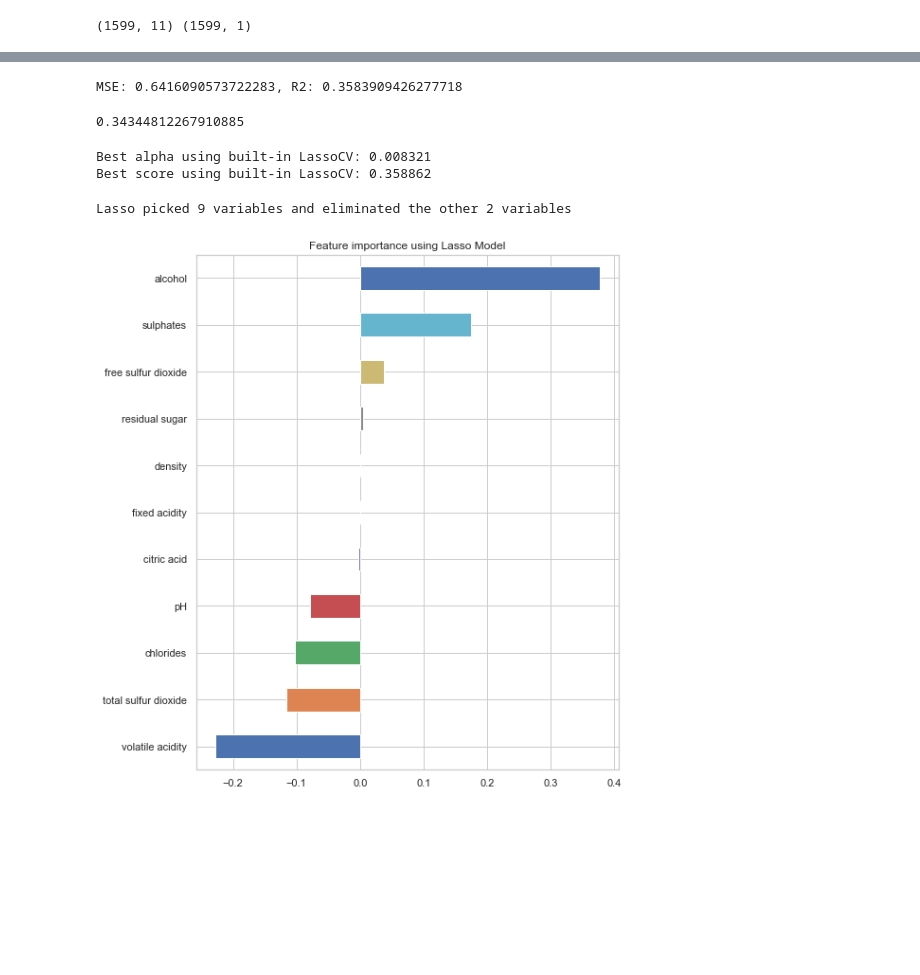
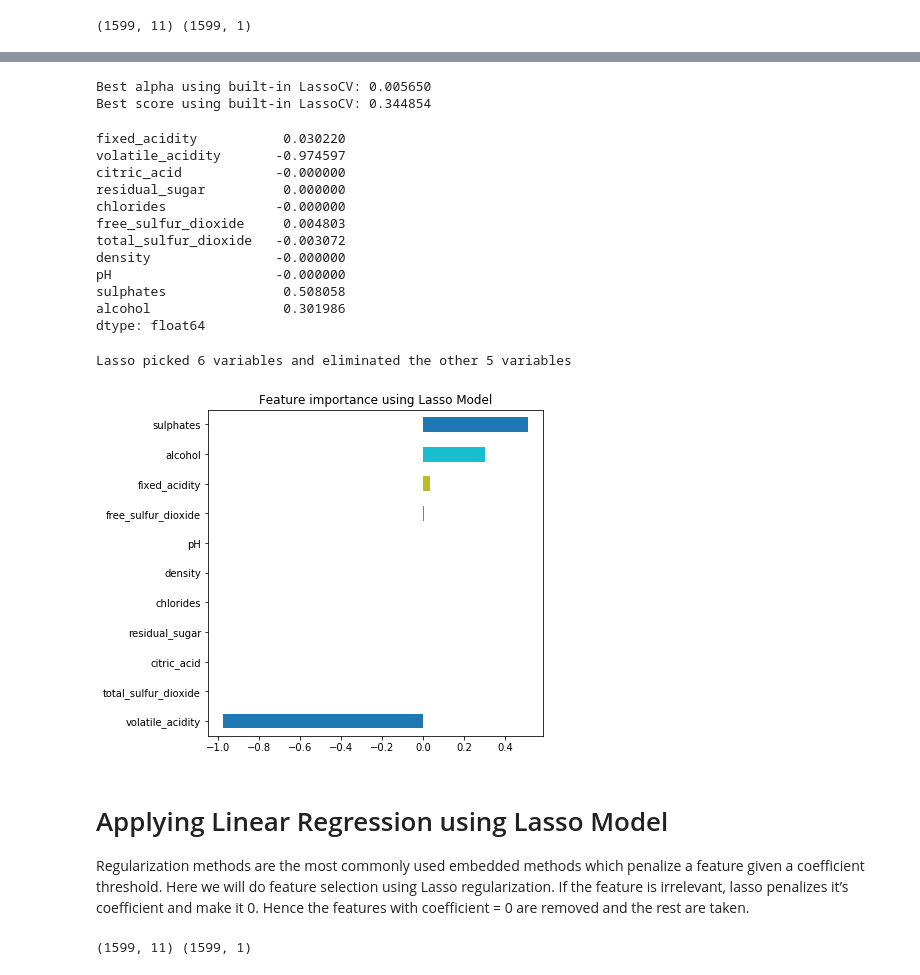
Before and after one commit to rahulughade/winequality, a Jupyter notebook: redwine.ipynb, the cells around one changed output, grey strips where cells are left out. Cells and saved outputs as stored; diff of their text form; code cells hidden in the pictures; blank space fills up the shorter version.

```diff
--- a/redwine.ipynb
+++ b/redwine.ipynb
@@ -236,43 +159,50 @@ In our case, a non-linear model is appropriate
-# %%
-from sklearn.metrics import mean_squared_error
-lasso = Lasso(alpha=.01).fit(X_scaled, y_scaled)
-predictions = lasso.predict(X_scaled)
-MSE = mean_squared_error(y_scaled, predictions)
-r2 = lasso.score(X_scaled, y_scaled)
-### END SOLUTION
-
-print(f"MSE: {MSE}, R2: {r2}")
-# %% [output]
-MSE: 0.6416090573722283, R2: 0.3583909426277718
-# %%
-# >>> from sklearn.linear_model import LassoCV
-# >>> from sklearn.datasets import make_regression
-# >>> X, y = make_regression(noise=4, random_state=0)
-reg = LassoCV(cv=5, random_state=0).fit(X, y)
-reg.score(X, y)
-# reg.predict(X[:1,])
-# %% [output]
-0.34344812267910885
 # %%
+#Lasso
 reg = LassoCV()
-reg.fit(X_scaled, y_scaled)
+reg.fit(X, y)
 
 print("Best alpha using built-in LassoCV: %f" % reg.alpha_)
-print("Best score using built-in LassoCV: %f" %reg.score(X_scaled,y_scaled))
+print("Best score using built-in LassoCV: %f" %reg.score(X,y))
 coef = pd.Series(reg.coef_, index = X.columns)
 # %% [output]
-Best alpha using built-in LassoCV: 0.008321
-Best score using built-in LassoCV: 0.358862
+Best alpha using built-in LassoCV: 0.005650
+Best score using built-in LassoCV: 0.344854
+# %%
+coef
+# %% [output]
+fixed_acidity           0.030220
+volatile_acidity       -0.974597
+citric_acid            -0.000000
+residual_sugar          0.000000
+chlorides              -0.000000
+free_sulfur_dioxide     0.004803
+total_sulfur_dioxide   -0.003072
+density                -0.000000
+pH                     -0.000000
+sulphates               0.508058
+alcohol                 0.301986
+dtype: float64
 # %%
 print("Lasso picked " + str(sum(coef != 0)) + " variables and eliminated the other " +  str(sum(coef == 0)) + " variables")
 # %% [output]
-Lasso picked 9 variables and eliminated the other 2 variables
+Lasso picked 6 variables and eliminated the other 5 variables
 # %%
+#Plot important features
 imp_coef = coef.sort_values()
 import matplotlib
-matplotlib.rcParams['figure.figsize'] = (8.0, 10.0)
+matplotlib.rcParams['figure.figsize'] = (6.0, 6.0)
 imp_coef.plot(kind = "barh")
 plt.title("Feature importance using Lasso Model")
 plt.show()
 # %% [output]
-[figure, old version]
+[figure, new version]
+# %% [markdown]
+# Applying Linear Regression using Lasso Model
+Regularization methods are the most commonly used embedded methods which penalize a feature given a coefficient threshold.
+Here we will do feature selection using Lasso regularization. If the feature is irrelevant, lasso penalizes it’s coefficient and make it 0. Hence the features with coefficient = 0 are removed and the rest are taken.
+# %%
+X = redwine_data.drop('quality',1)   #Feature Matrix
+y = redwine_data['quality'].values.reshape(-1, 1)         #Target Variable
+print(X.shape,y.shape)
+# %% [output]
+(1599, 11) (1599, 1)
```
Also changed, not shown: parts of 58 cells of this notebook, 1 other file.
